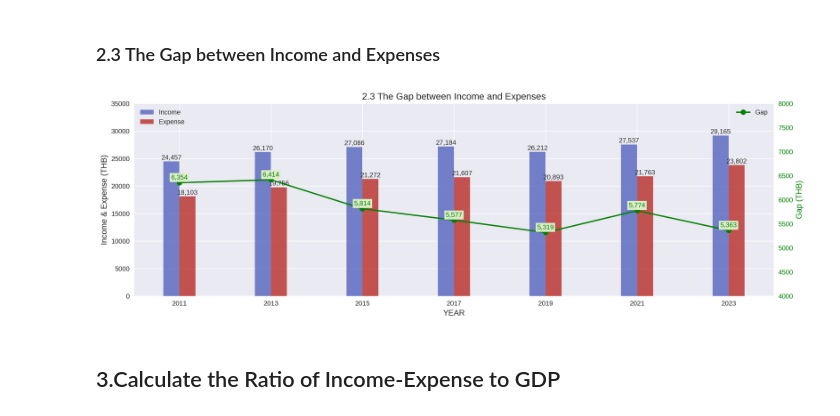
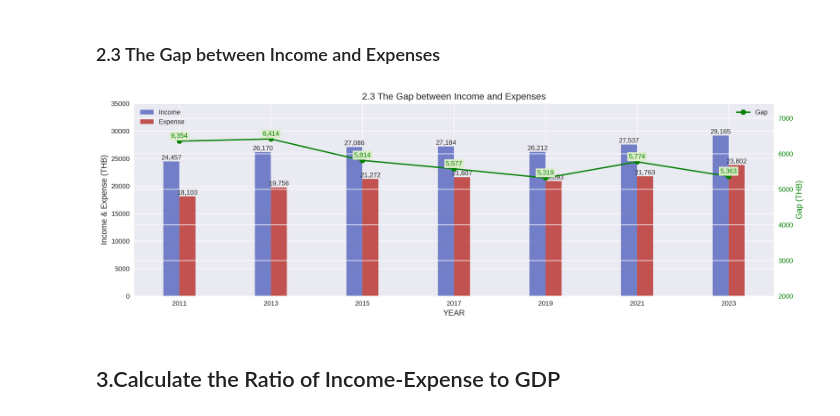
Before and after one commit to JidapaBur/TH_Avg_HouseholdIncome, a Jupyter notebook: TH_Avg_HouseholdIncome.ipynb, the cells around one changed output. Cells and saved outputs as stored; diff of their text form; code cells hidden in the pictures.

```diff
--- a/TH_Avg_HouseholdIncome.ipynb
+++ b/TH_Avg_HouseholdIncome.ipynb
@@ -156,9 +220,8 @@ ax2 = ax1.twinx()
 ax2.plot(tb['YEAR'], tb['GDP_Month'], color='#42bd41', linestyle='--', label='GDP')
 
 # Customize y-axis limits
-ax1.set_ylim(10000, 60000)
+ax1.set_ylim(15000, 35000)
 ax1.set_ylabel('THB', fontsize=12)  # Set label for the first y-axis
-ax2.set_ylim(10000, 60000)
 
 # Annotate the data points for Income and Expense
 for i, txt in enumerate(tb['INCOME_Month']):
@@ -167,8 +230,8 @@ for i, txt in enumerate(tb['INCOME_Month']):
 for i, txt in enumerate(tb['EXPENSE_Month']):
     ax1.annotate(f'{txt:,.1f}', (tb['YEAR'][i], tb['EXPENSE_Month'][i]), textcoords="offset points", xytext=(0, 5), ha='center', fontsize=10, color='#b0120a')
 
-for i, txt in enumerate(tb['GDP_Month']):
-    ax2.annotate(f'{txt:,.1f}', (tb['YEAR'][i], tb['GDP_Month'][i]), textcoords="offset points", xytext=(0, 5), ha='center', fontsize=10, color='#42bd41')
+#for i, txt in enumerate(tb['GDP_Month']):
+#    ax2.annotate(f'{txt:,.1f}', (tb['YEAR'][i], tb['GDP_Month'][i]), textcoords="offset points", xytext=(0, 5), ha='center', fontsize=10, color='#42bd41')
 
 # Set titles and labels
 ax1.set_title("2.1 Comparing Household Income with GDP per Household", fontsize=14)
@@ -215,0 +281,8 @@ plt.show()
+# %%
+df_Type = df_outcome.loc[
+    (df_outcome['TYPE_EXPENSE'] != 'ค่าใช้จ่ายทั้งสิ้นต่อเดือน') &
+    (df_outcome['REGION'] == 'ทั่วราชอาณาจักร')
+][['YEAR', 'REGION', 'TYPE_EXPENSE', 'VALUE']].reset_index(drop=True)
+
+# รวมยอดรายจ่ายตามประเภทในแต่ละปี
+df_Type = df_Type.groupby(['YEAR', 'REGION', 'TYPE_EXPENSE'])[['VALUE']].agg('sum').round().reset_index()
@@ -215,0 +291,21 @@ plt.show()
+# %%
+expense_translation = {
+    'อาหาร และเครื่องดื่ม ที่ไม่ใช่แอลกอฮอล์': 'Food & Beverages',
+    'การเดินทางและคมนาคมขนส่ง': 'Transportation',
+    'การศึกษา': 'Education',
+    'สุขภาพ งานสาธารณสุข และยาสันติ': 'Health & Medical',
+    'เครื่องแต่งกายและรองเท้า': 'Clothing & Footwear',
+    'เช่น ค่าส่ง ค่ามือถือ': 'Telecommunication',
+    'การจัดงานพิธีในโอกาสพิเศษ': 'Special Events',
+    'การบันเทิง การอ่านและกิจกรรมทางศาสนา': 'Special Events',
+    'อาหาร และเครื่องดื่ม (ไม่มีแอลกอฮอล์)': 'Food & Beverages',
+    'เครื่องดื่มที่มีแอลกอฮอล์': 'Alcoholic drinks',
+    'เครื่องนุ่งห่มและรองเท้า': 'Clothing and shoes',
+    'เวชภัณฑ์และค่าตรวจรักษาพยาบาล': 'Medical supplies and medical treatment costs',
+    'การเดินทางและการสื่อสาร': 'Transportation',
+    'ค่าใช้จ่ายที่ไม่เกี่ยวกับการอุปโภคบริโภค': 'Non-consumption expenses',
+    'ยาสูบ หมาก ยานัตถุ์ และอื่นๆ': 'Tobacco, betel, snuff, etc.',
+}
+
+# ✅ เพิ่มคอลัมน์ชื่อภาษาอังกฤษ
+df_Type["TYPE_EXPENSE_EN"] = df_Type["TYPE_EXPENSE"].map(expense_translation)
@@ -236,38 +386,36 @@ for i, val in enumerate(tb['INCOME_Month']):
 
 # Show values: Expense
 for i, val in enumerate(tb['EXPENSE_Month']):
     ax1.text(tb['YEAR'][i] + bar_width/2, val + 100, f'{val:,.0f}', ha='center', va='bottom', fontsize=10)
 
-ax1.set_ylim(0, 35000) #custom y1 limit
+ax1.set_ylim(0 ,35000) #custom y1 limit
 
 # create y2: Gap
 ax2 = ax1.twinx()
 
 # Plot Gap
 ax2.plot(tb['YEAR'], tb['Gap'], marker='o', color='green', linewidth=2, linestyle='-', label='Gap', markersize=8, zorder=3)
 
 # Custom Scale y2
-ax2.set_ylim(4000, 8000)
+ax2.set_ylim(2000, max(tb['Gap']) + 1000)
 ax2.set_ylabel("Gap (THB)", fontsize=12, color='green')
 ax2.tick_params(axis='y', labelcolor='green')
-ax2.set_facecolor('none')
-ax2.grid(False)
 
 # Show values: Gap
 for i, txt in enumerate(tb['Gap']):
     ax2.annotate(f'{txt:,.0f}', (tb['YEAR'][i], tb['Gap'][i]), textcoords="offset points", xytext=(0,5), ha='center', fontsize=10, color='green',bbox=dict(facecolor='#dcedc8', edgecolor='none', pad=2))
 
 # Show Legend
 ax1.legend(loc="upper left")
 ax2.legend(loc="upper right")
 
 plt.title("2.3 The Gap between Income and Expenses", fontsize=14)
 plt.xticks(tb['YEAR'])  # custom x-axis
 plt.setp(ax1.get_xticklabels(), rotation=0, horizontalalignment='center')
 plt.tight_layout()  # custom layout
 plt.show()
 # %% [output]
-[figure, old version]
+[figure, new version]
 # %% [markdown]
 ## 3.Calculate the Ratio of Income-Expense to GDP
 # %% [markdown]
```
Also changed, not shown: parts of 27 cells of this notebook.
